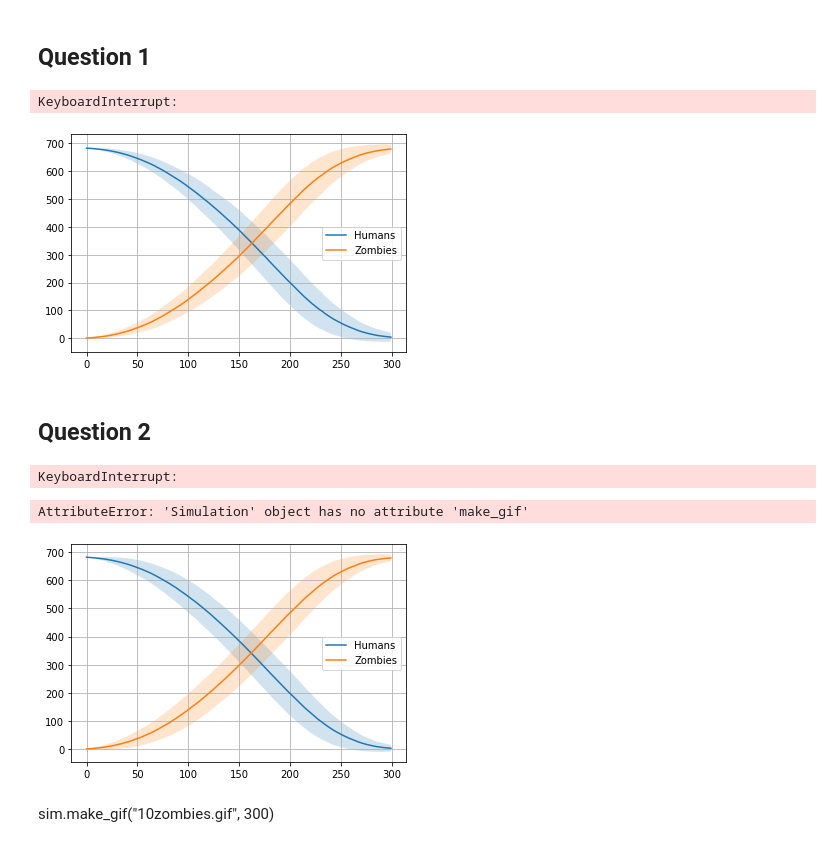
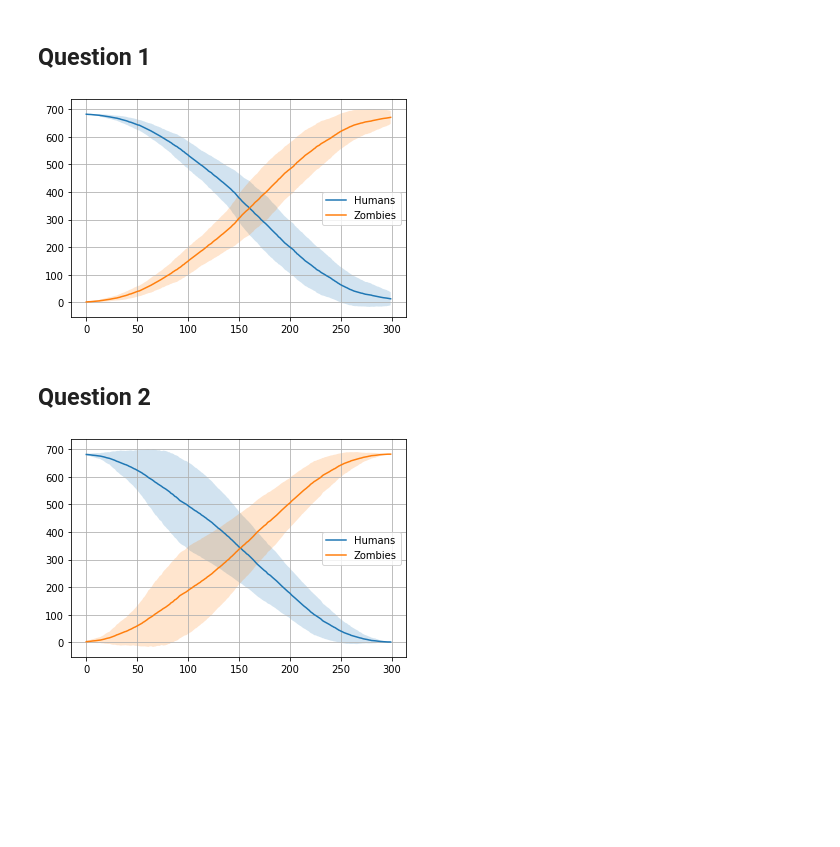
Before and after one commit to noafink1/MOD300Project3, a Jupyter notebook: Prosjekt3.ipynb, the cells around one changed output. Cells and saved outputs as stored; diff of their text form; code cells hidden in the pictures; blank space fills up the shorter version.

```diff
--- a/Prosjekt3.ipynb
+++ b/Prosjekt3.ipynb
@@ -29,13 +29,11 @@ all_zombies = []
 
 sim.init_zombies(1)
 
-for i in range(100):
+for i in range(10):
     sim.run_simulation(300)
     all_humans.append(sim.no_humans)
     all_zombies.append(sim.no_zombies)
     sim.reset()
-# %% [output]
-KeyboardInterrupt:
 # %%
 humans_avg = []
 zombies_avg = []
@@ -54,18 +52,19 @@ plt.fill_between(timestep, zombies_avg-zombies_std, zombies_avg+zombies_std, alp
 plt.legend(["Humans", "Zombies"])
 plt.grid()
 # %% [output]
-[figure, old version]
+[figure, new version]
 # %% [markdown]
 ## Question 2
 # %%
+all_humans = []
+all_zombies = []
+
 sim.init_zombies(10)
-for i in range(100):
+for i in range(10):
     sim.run_simulation(300)
     all_humans.append(sim.no_humans)
     all_zombies.append(sim.no_zombies)
     sim.reset()
-# %% [output]
-KeyboardInterrupt:
 # %%
 humans_avg = []
 zombies_avg = []
@@ -77,18 +76,13 @@ zombies_std = np.std(all_zombies, axis=0)
 # %%
 timestep = np.arange(300)
 
 plt.plot(timestep, humans_avg)
 plt.plot(timestep, zombies_avg)
 plt.fill_between(timestep, humans_avg-humans_std, humans_avg+humans_std, alpha=0.2)
 plt.fill_between(timestep, zombies_avg-zombies_std, zombies_avg+zombies_std, alpha=0.2)
 plt.legend(["Humans", "Zombies"])
 plt.grid()
-
-sim.make_gif("10zombies.gif", 300)
 # %% [output]
-AttributeError: 'Simulation' object has no attribute 'make_gif'
-[figure, old version]
+[figure, new version]
-# %% [markdown]
-sim.make_gif("10zombies.gif", 300)
 # %%
 sim.init_zombies(10)
```
Also changed, not shown: parts of 1 cell of this notebook, 2 other files.
